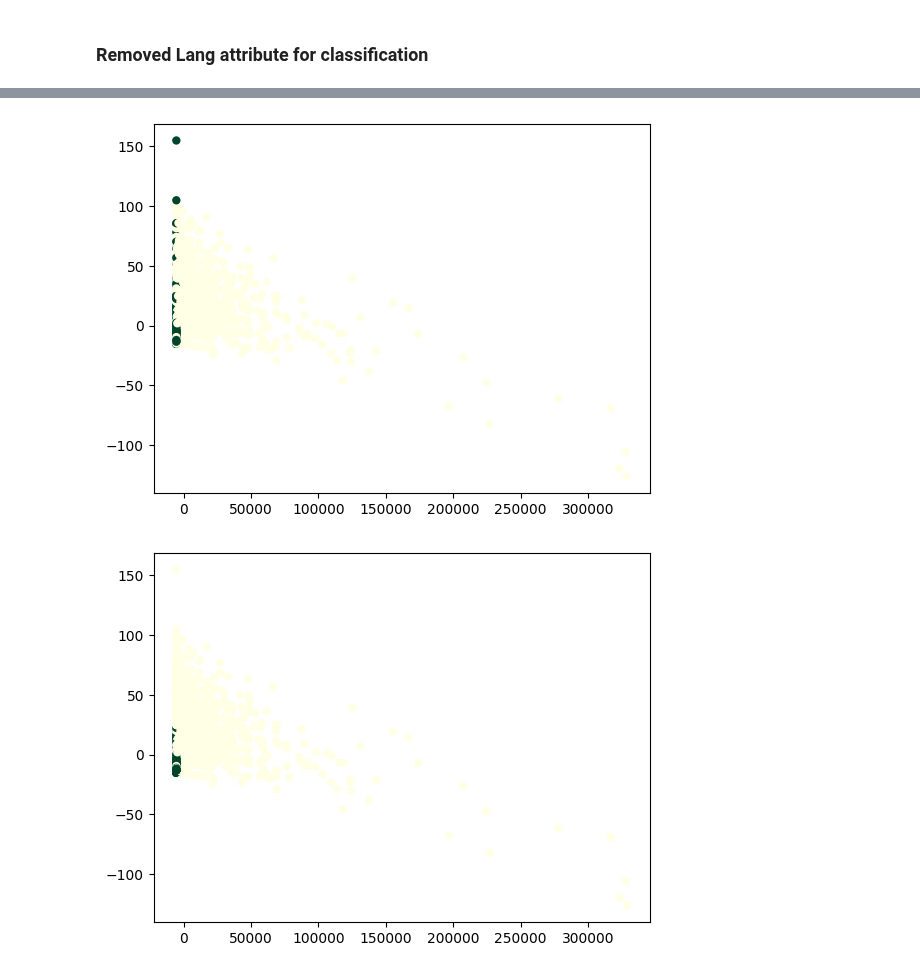
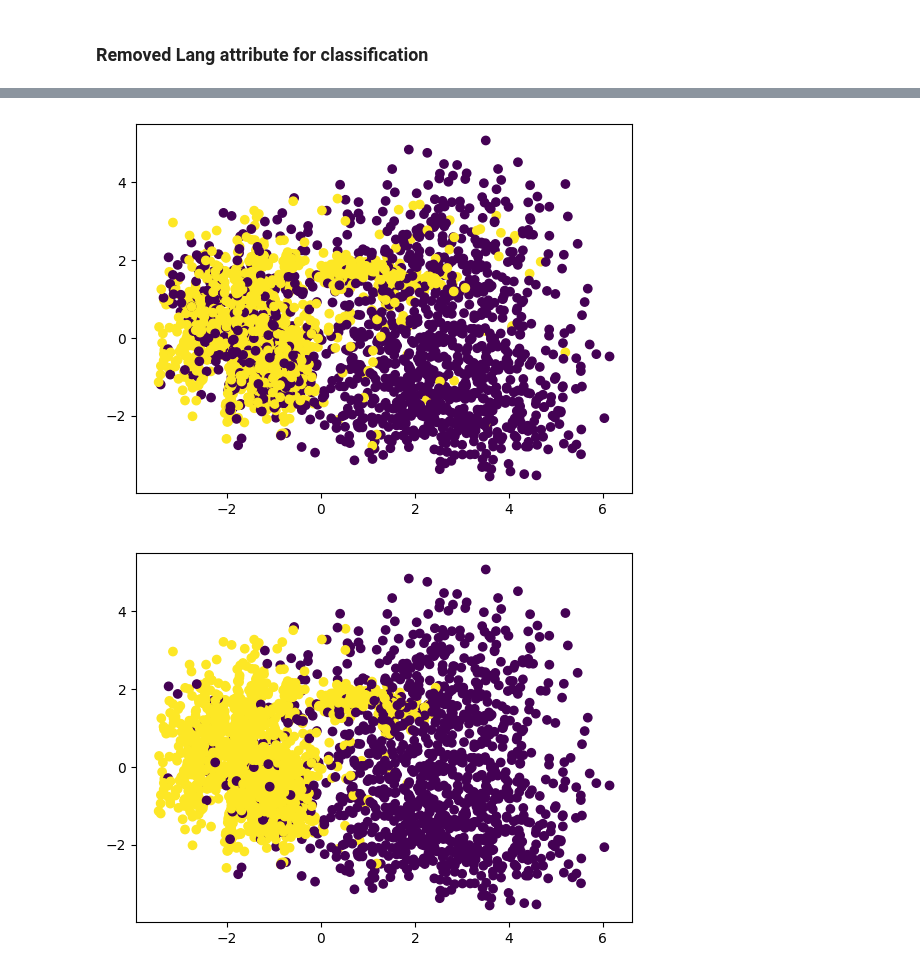
Before and after one commit to Andrew-Wyn/Data_Mining_22_23, a Jupyter notebook: bayes_classification.ipynb, the cells around one changed output, grey strips where cells are left out. Drawn from its saved outputs; the diff is of its cells as text; code cells hidden in the pictures.

```diff
--- a/bayes_classification.ipynb
+++ b/bayes_classification.ipynb
@@ -282,14 +282,14 @@ plt.show()
 # %%
 pca = PCA(n_components=2)
-test_set_reduced = pca.fit_transform(test_set.values)
+test_set_reduced = pca.fit_transform(test_X)
 # %%
 #true labels
 from sklearn.datasets import make_blobs
-plt.scatter(test_set_reduced[:, 0], test_set_reduced[:, 1], c=test_label.values, s=25, cmap='YlGn');
+plt.scatter(test_set_reduced[:, 0], test_set_reduced[:, 1], c=test_label.values);
 # %% [output]
-[figure, old version]
+[figure, new version]
 # %%
 #predicted labels
-plt.scatter(test_set_reduced[:, 0], test_set_reduced[:, 1], c=test_pred_gnb, s=25, cmap='YlGn');
+plt.scatter(test_set_reduced[:, 0], test_set_reduced[:, 1], c=test_pred_gnb);
 # %% [output]
-[figure, old version]
+[figure, new version]
```
Also changed, not shown: parts of 18 cells of this notebook, 2 other files.
